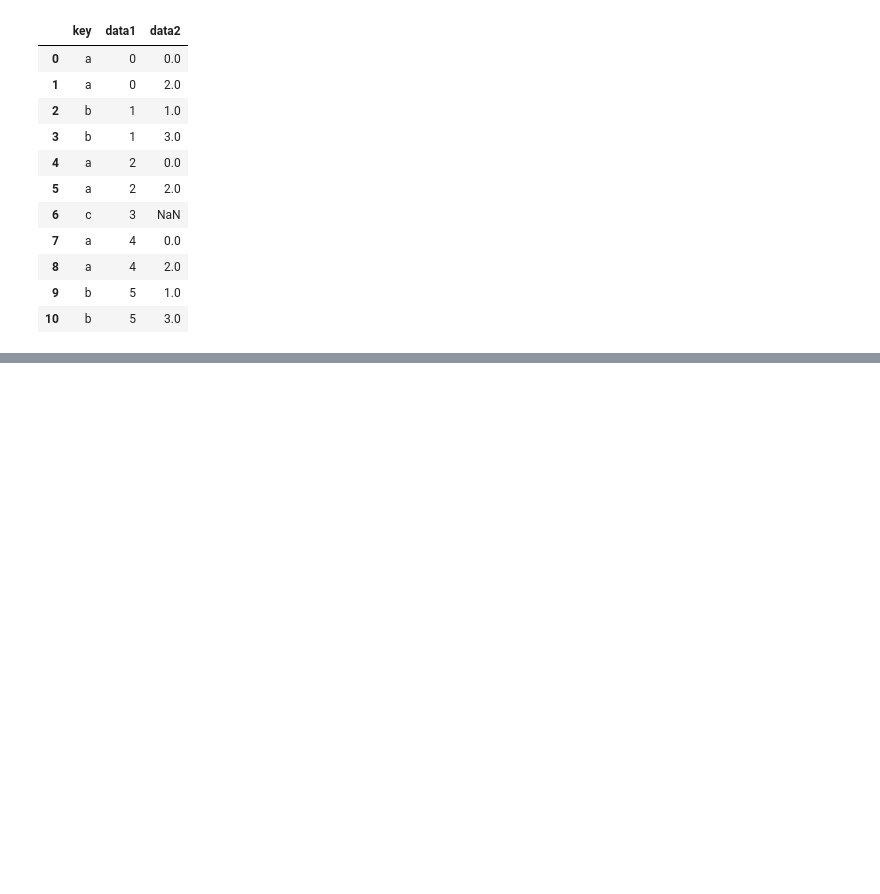
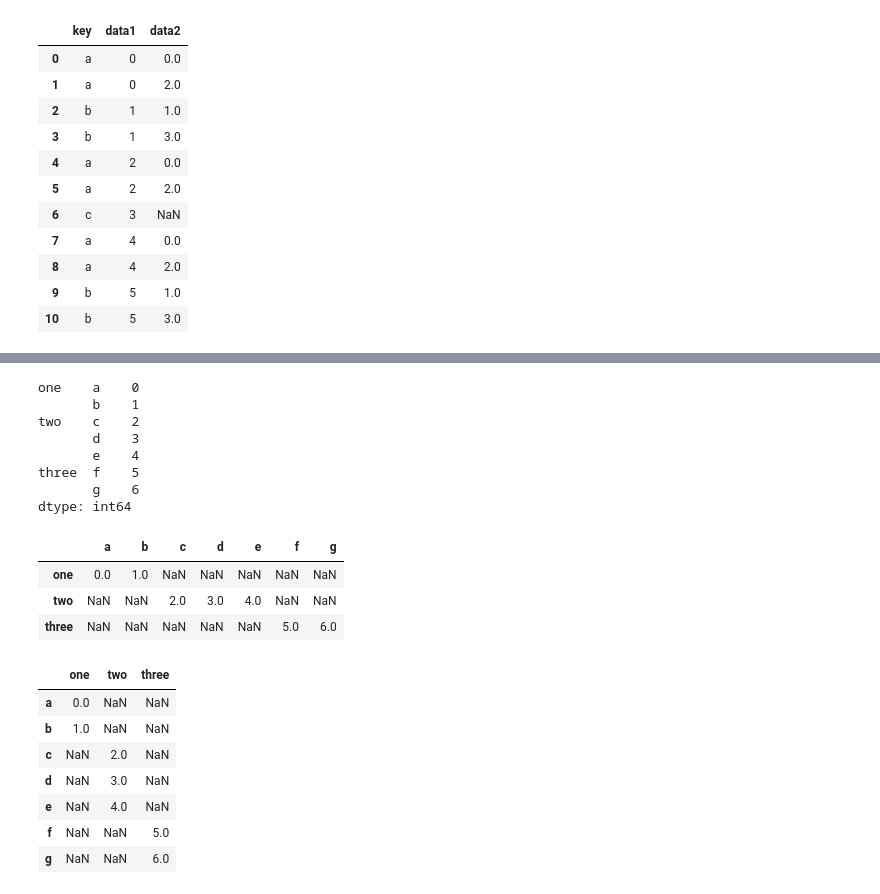
Before and after one commit to MuayThaiLegz/Py_DataAnalysis, a Jupyter notebook: PyForData_8.ipynb, the cells around one changed output, grey strips where cells are left out. Cells and saved outputs as stored; diff of their text form; code cells hidden in the pictures; blank space fills up the shorter version.

```diff
--- a/PyForData_8.ipynb
+++ b/PyForData_8.ipynb
@@ -614,0 +690,37 @@ display(pd.merge(left2, right2, how='outer', left_index=True, right_index=True).
+# %%
+"""
+A potential issue is that the concatenated pieces are not identifiable in the result.
+Suppose instead you wanted to create a hiarrchinal index on the concatenation axis.
+To do this, use the keys argument:
+"""
+
+hie_result = pd.concat([s1, s2, s3], keys=['one', 'two', 'three'])
+
+display(hie_result)
+
+display(hie_result.unstack())
+
+# In case of combining Series along axis=1, the keys become the dataframe column headers
+
+pd.concat([s1, s2, s3], axis=1, keys=['one', 'two', 'three'])
+# %% [output]
+one    a    0
+       b    1
+two    c    2
+       d    3
+       e    4
+three  f    5
+       g    6
+dtype: int64
+|  | a | b | c | d | e | f | g |
+| one | 0.0 | 1.0 | NaN | NaN | NaN | NaN | NaN |
+| two | NaN | NaN | 2.0 | 3.0 | 4.0 | NaN | NaN |
+| three | NaN | NaN | NaN | NaN | NaN | 5.0 | 6.0 |
+|  | one | two | three |
+| a | 0.0 | NaN | NaN |
+| b | 1.0 | NaN | NaN |
+| c | NaN | 2.0 | NaN |
+| d | NaN | 3.0 | NaN |
+| e | NaN | 4.0 | NaN |
+| f | NaN | NaN | 5.0 |
+| g | NaN | NaN | 6.0 |
```
Also changed, not shown: parts of 6 cells of this notebook.
